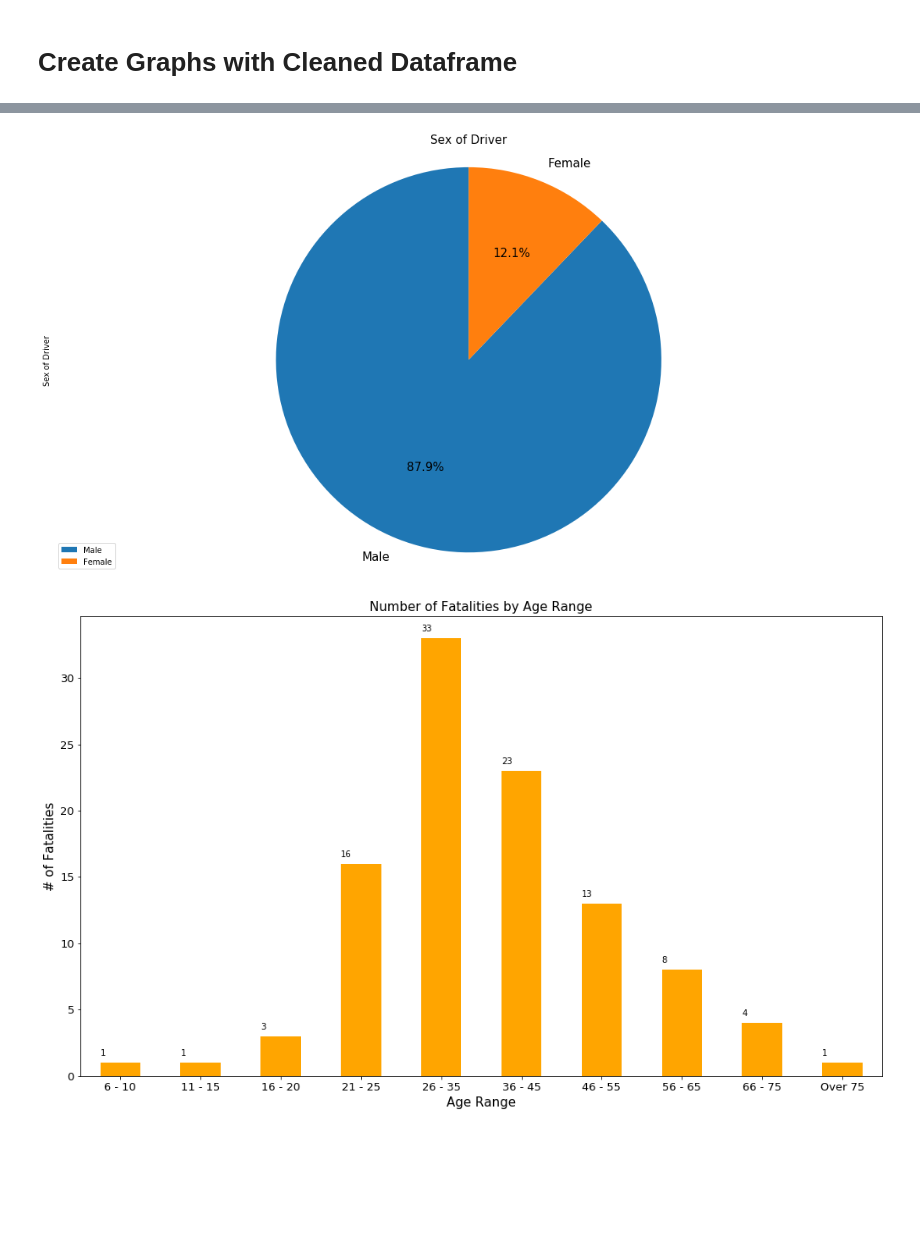
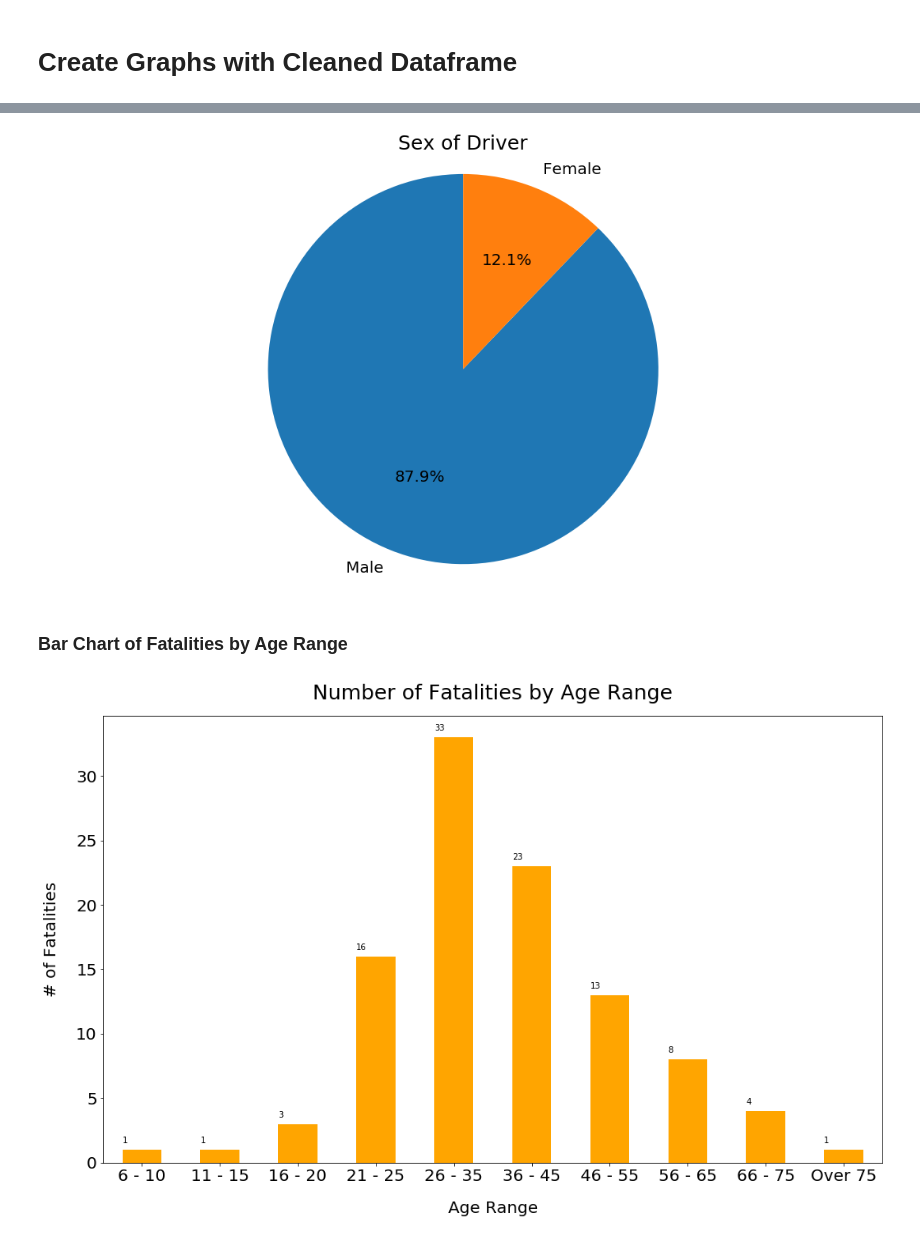
Before and after one commit to rawlam/cycling-collision-stats, a Jupyter notebook: cyclestreet_london_fatal.ipynb, the cells around one changed output, grey strips where cells are left out. Drawn from its saved outputs; the diff is of its cells as text; code cells hidden in the pictures; blank space fills up the shorter version.

```diff
--- a/cyclestreet_london_fatal.ipynb
+++ b/cyclestreet_london_fatal.ipynb
@@ -109,4 +104,4 @@ renamed_fatal_cycle_df.to_csv("output_data/reduced2_fatal_cyclingstreets_central
 # Create Graphs with Cleaned Dataframe
 # %%
 # Read csv file
-cleaned_fatal_cycle_df = pd.read_csv("output_data/reduced2_fatal_cyclingstreets_central_london.csv")
+cleaned_fatal_cycle_df = pd.read_csv("output_data/reduced_fatal_cyclingstreets_central_london.csv")
@@ -129,39 +126,42 @@ plt.show()
 # %%
 # Plot gender of driver
 driver_gender_counts = cleaned_fatal_cycle_df['Sex of Driver'].value_counts()
-driver_gender_graph = driver_gender_counts.plot(kind="pie",y="Sex of Driver", figsize=(19,10),
-                                              fontsize=15, startangle=90, autopct="%1.1f%%")
+driver_gender_graph = driver_gender_counts.plot(kind="pie",y="Sex of Driver", figsize=(19,10), fontsize=20,
+                                                startangle=90, autopct="%1.1f%%", legend=False)
 
-driver_gender_graph.set_title("Sex of Driver", fontsize=15)
+driver_gender_graph.set_title("Sex of Driver", fontsize=25)
+driver_gender_graph.set_ylabel("")
 driver_gender_graph.axis('equal')
-plt.legend(loc='lower left')
 
 # Save the figure
-plt.savefig("output_data/driver_gender_graph.png")
+plt.savefig("output_data/fig2.1_driver_gender_graph.png")
 
 plt.show()
 # %% [output]
-[figure, old version]
+[figure, new version]
+# %% [markdown]
+### Bar Chart of Fatalities by Age Range
 # %%
 # Age of Casualties
 age_of_casualty = cleaned_fatal_cycle_df.loc[cleaned_fatal_cycle_df["Age Band of Casualty"] != "Data missing or out of range"]
 age_of_casualty = age_of_casualty["Age Band of Casualty"].value_counts()
 
 age_of_casualty = age_of_casualty[["6 - 10", "11 - 15", "16 - 20", "21 - 25", "26 - 35",
                                    "36 - 45", "46 - 55", "56 - 65", "66 - 75", "Over 75"]]
 
-age_of_casualty_graph = age_of_casualty.plot(kind="bar", rot=0, color="orange", fontsize=13, legend=False, figsize=(17,10))
+age_of_casualty_graph = age_of_casualty.plot(kind="bar", rot=0, color="orange", fontsize=20,
+                                             legend=False, figsize=(17,10))
 
-age_of_casualty_graph.set_title("Number of Fatalities by Age Range", fontsize=15)
-age_of_casualty_graph.set_xlabel("Age Range", fontsize=15)
-age_of_casualty_graph.set_ylabel("# of Fatalities", fontsize=15)
+age_of_casualty_graph.set_title("Number of Fatalities by Age Range", fontsize=25, pad=20)
+age_of_casualty_graph.set_xlabel("Age Range", fontsize=20, labelpad=20)
+age_of_casualty_graph.set_ylabel("# of Fatalities", fontsize=20, labelpad=20)
 
 for p in age_of_casualty_graph.patches:
     age_of_casualty_graph.annotate(str(p.get_height()), (p.get_x(), p.get_height() + 0.5))
 
 # Save the figure
-plt.savefig("output_data/age_of_casualty_graph.png")
+plt.savefig("output_data/fig1.2_age_of_casualty_graph.png")
 
 plt.show()
 # %% [output]
-[figure, old version]
+[figure, new version]
```
Also changed, not shown: parts of 21 cells of this notebook, 37 other files.
